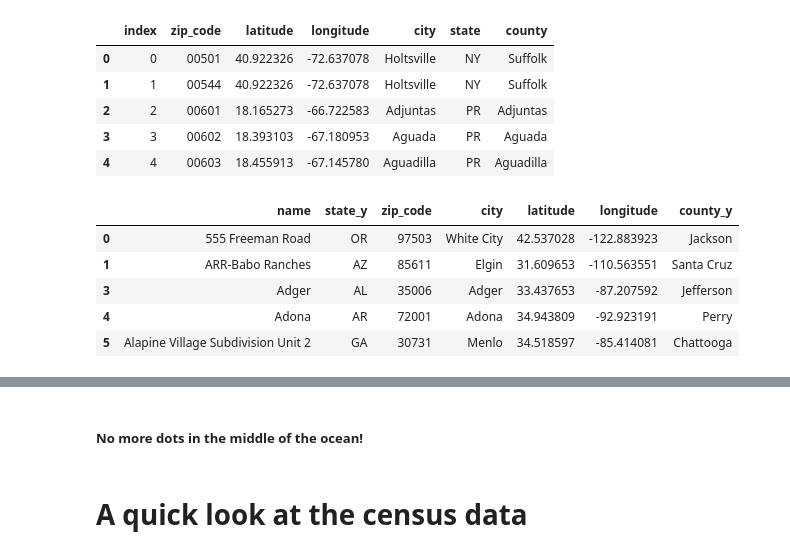
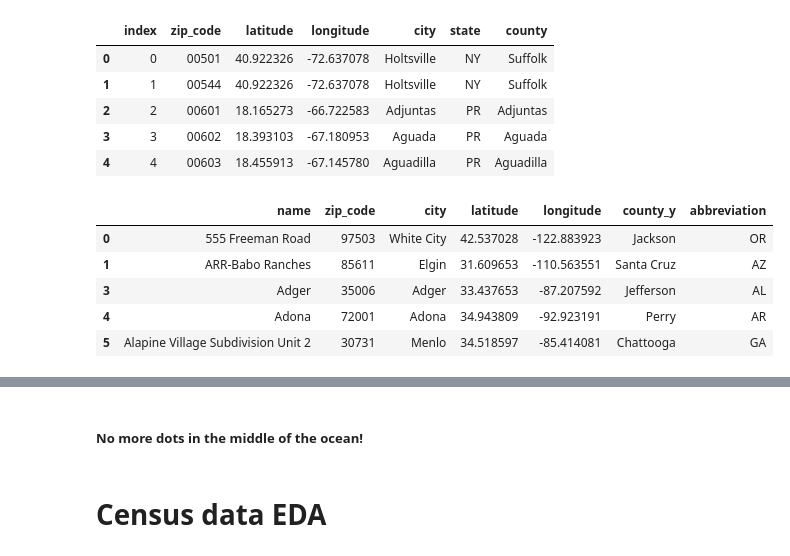
Before and after one commit to JordanHagan/FireWisdom, a Jupyter notebook: src/firewisdom_eda.ipynb, the cells around one changed output, grey strips where cells are left out. Saved outputs shown, nothing was run; the diff lists cells and outputs as text; code cells hidden in the pictures.

```diff
--- a/src/firewisdom_eda.ipynb
+++ b/src/firewisdom_eda.ipynb
@@ -369,14 +368,15 @@ df_corrected_active_coords = df_merged[['name','state_y','zip_code','city','lati
 # %%
 df_corrected_active_coords.describe()
 df_corrected_active_coords = df_corrected_active_coords.dropna(axis=0, how='any')
+df_corrected_active_coords['abbreviation'] = df_corrected_active_coords.pop('state_y')
 df_corrected_active_coords.head()
 # %% [output]
-|  | name | state_y | zip_code | city | latitude | longitude | county_y |
-| 0 | 555 Freeman Road | OR | 97503 | White City | 42.537028 | -122.883923 | Jackson |
-| 1 | ARR-Babo Ranches | AZ | 85611 | Elgin | 31.609653 | -110.563551 | Santa Cruz |
-| 3 | Adger | AL | 35006 | Adger | 33.437653 | -87.207592 | Jefferson |
-| 4 | Adona | AR | 72001 | Adona | 34.943809 | -92.923191 | Perry |
-| 5 | Alapine Village Subdivision Unit 2 | GA | 30731 | Menlo | 34.518597 | -85.414081 | Chattooga |
+|  | name | zip_code | city | latitude | longitude | county_y | abbreviation |
+| 0 | 555 Freeman Road | 97503 | White City | 42.537028 | -122.883923 | Jackson | OR |
+| 1 | ARR-Babo Ranches | 85611 | Elgin | 31.609653 | -110.563551 | Santa Cruz | AZ |
+| 3 | Adger | 35006 | Adger | 33.437653 | -87.207592 | Jefferson | AL |
+| 4 | Adona | 72001 | Adona | 34.943809 | -92.923191 | Perry | AR |
+| 5 | Alapine Village Subdivision Unit 2 | 30731 | Menlo | 34.518597 | -85.414081 | Chattooga | GA |
 # %%
 corrected_map = folium.Map(location=[39, -98], zoom_start=3, tiles='Stamen Terrain')
 for idx in df_corrected_active_coords.index:
@@ -388,5 +388,5 @@ corrected_map
 [interactive output not drawn]
 # %% [markdown]
 ##### No more dots in the middle of the ocean!
-# %% [markdown]
-# A quick look at the census data
+# %% [markdown]
+# Census data EDA
```
Also changed, not shown: parts of 16 cells of this notebook, 1 other file.
